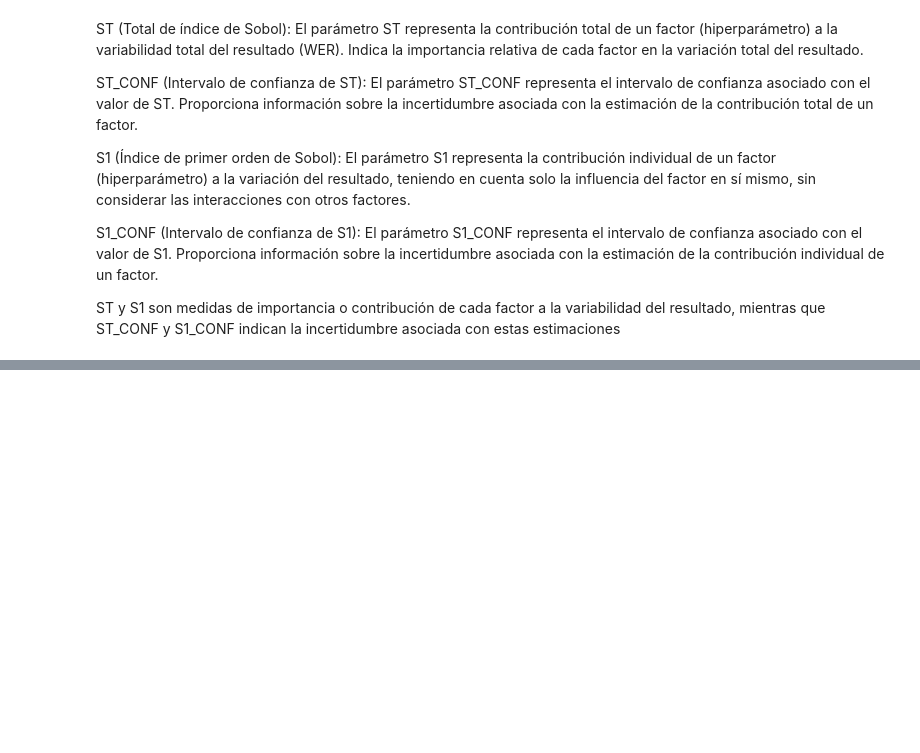
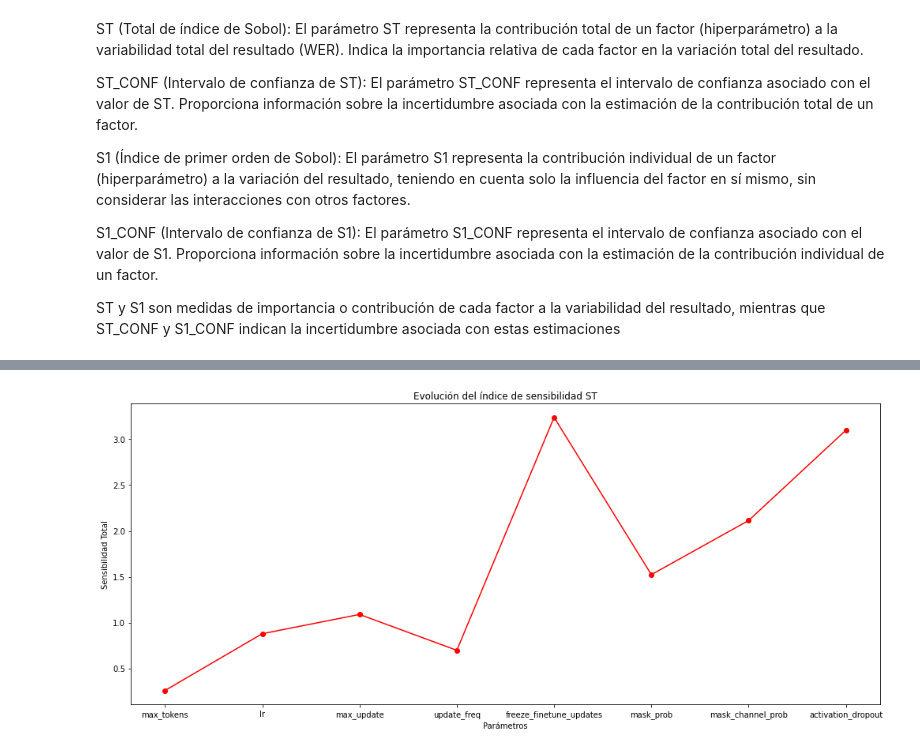
Before and after one commit to monirome/sobol_sensitivity, a Jupyter notebook: Estudio de hiperparametros_kotiria.ipynb, the cells around one changed output, grey strips where cells are left out. Cells and saved outputs as stored; diff of their text form; code cells hidden in the pictures; blank space fills up the shorter version.

```diff
--- a/Estudio de hiperparametros_kotiria.ipynb
+++ b/Estudio de hiperparametros_kotiria.ipynb
@@ -75,10 +58,19 @@ S1_CONF (Intervalo de confianza de S1): El parámetro S1_CONF representa el inte
 
 ST y S1 son medidas de importancia o contribución de cada factor a la variabilidad del resultado, mientras que ST_CONF y S1_CONF indican la incertidumbre asociada con estas estimaciones
 # %%
-import plotly.graph_objects as go
+# fig = go.Figure(data=go.Scatter(x=problem['names'], y=Si['ST'], mode='lines+markers', line_color='red'))
 
-fig = go.Figure(data=go.Scatter(x=problem['names'], y=Si['S1'], mode='lines+markers', line_color='red'))
+# fig.update_layout(title='Evolución del índice de sensibilidad ST', xaxis_title='Parámetros', yaxis_title='Sensibilidad Total')
+# fig.show()
 
-fig.update_layout(title='Evolución del índice de sensibilidad S1', xaxis_title='Parámetros', yaxis_title='Índice de sensibilidad')
-fig.show()
+###################################################################################
+
+fig, ax = plt.subplots(figsize=(17, 7))
+plt.plot(problem['names'], Si['ST'], 'ro-', color='red')
+
+plt.title('Evolución del índice de sensibilidad ST')
+plt.xlabel('Parámetros')
+plt.ylabel('Sensibilidad Total')
+
+plt.show()
 # %% [output]
@@ -87 +77,2 @@ fig.show()
+[figure, added]
 # %%
```
Also changed, not shown: parts of 14 cells of this notebook.
